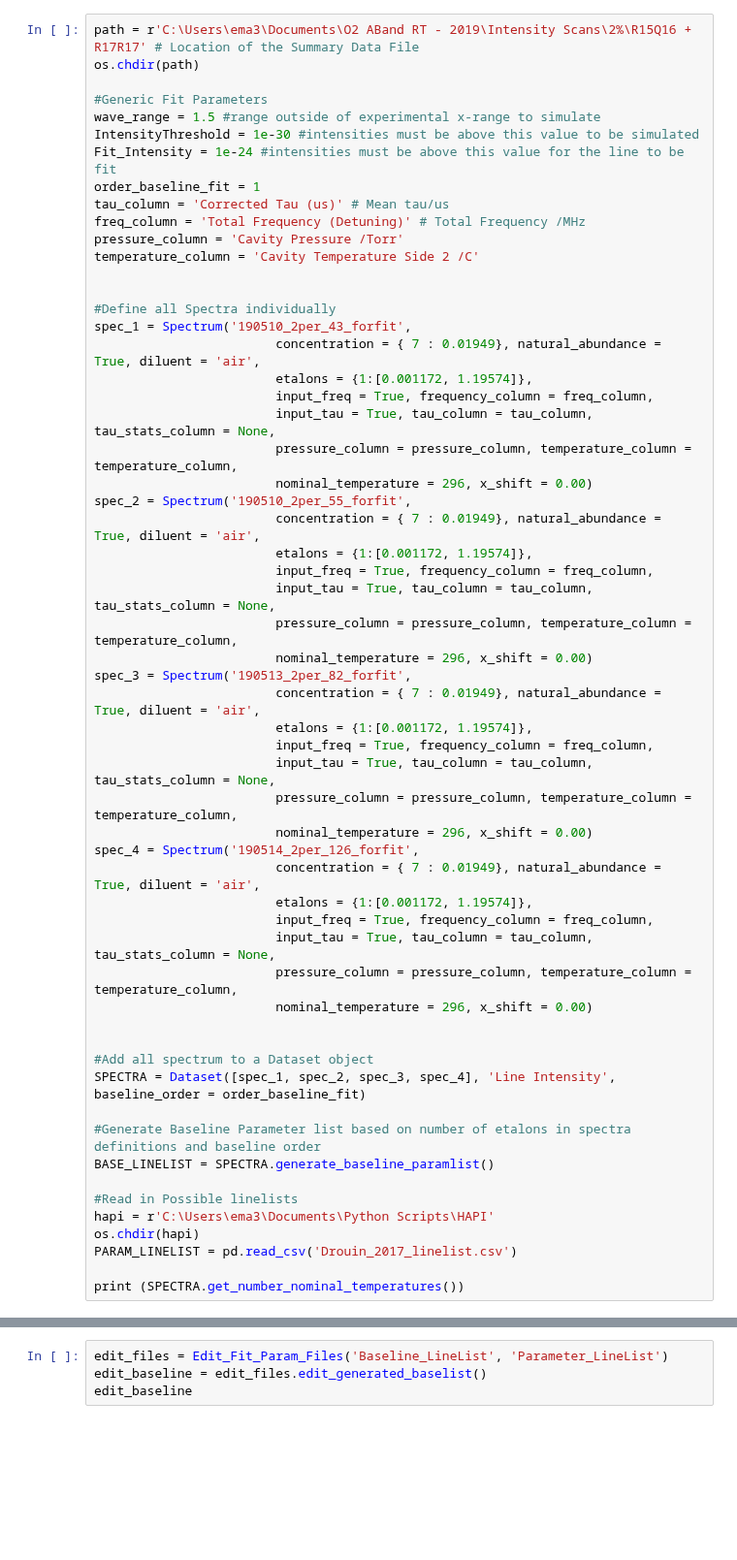
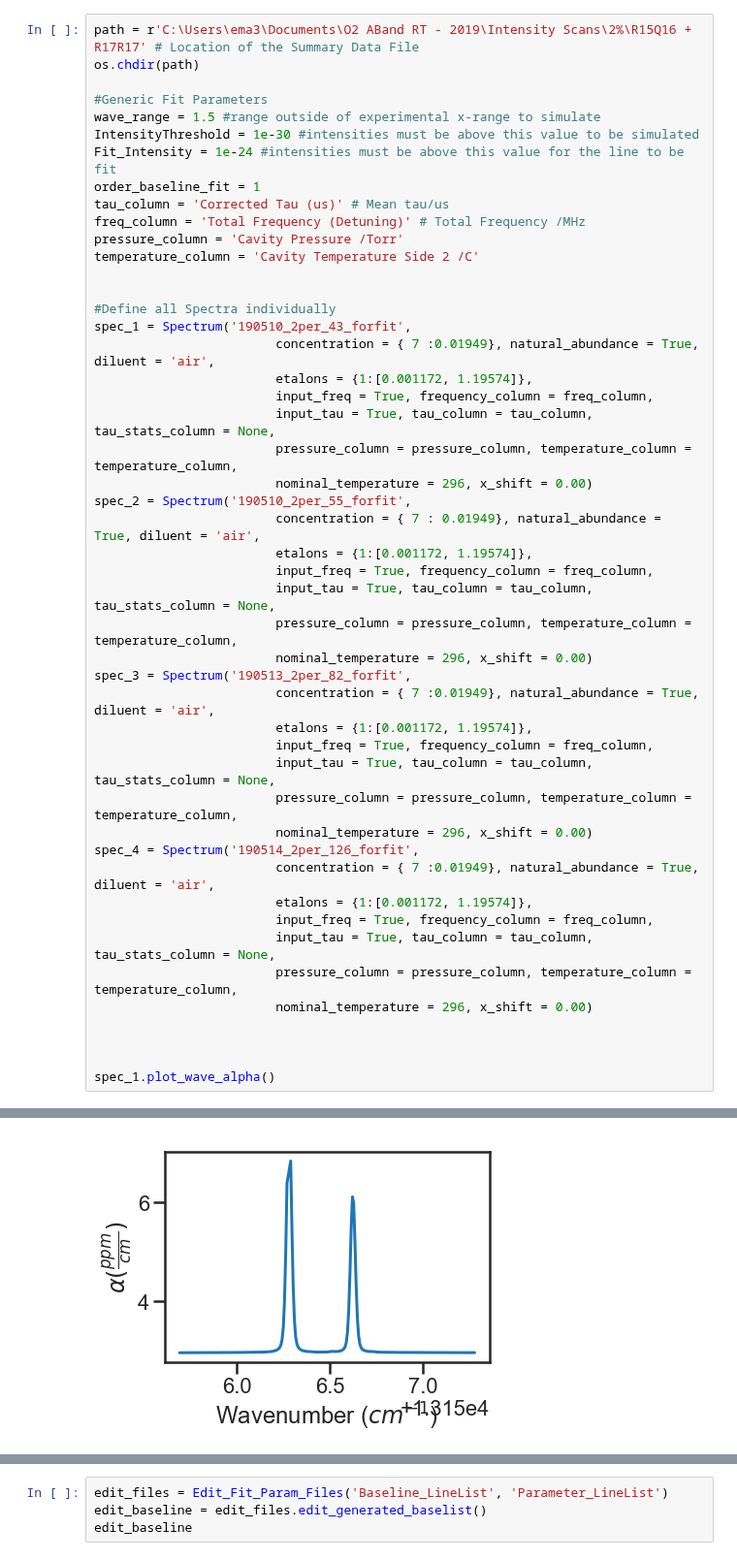
Before and after one commit to usnistgov/MATS, a Jupyter notebook: From DataFrame/Examples/A-Band/Fitting_Protocol_190409.ipynb, the cells around one changed output, grey strips where cells are left out. Shown at 97% size. Cells and saved outputs as stored; diff of their text form; blank space fills up the shorter version.

```diff
--- a/From DataFrame/Examples/A-Band/Fitting_Protocol_190409.ipynb
+++ b/From DataFrame/Examples/A-Band/Fitting_Protocol_190409.ipynb
@@ -40,7 +59,7 @@ temperature_column = 'Cavity Temperature Side 2 /C'
 
 #Define all Spectra individually
 spec_1 = Spectrum('190510_2per_43_forfit',
-                        concentration = { 7 : 0.01949}, natural_abundance = True, diluent = 'air',
+                        concentration = { 7 :0.01949}, natural_abundance = True, diluent = 'air',
                         etalons = {1:[0.001172, 1.19574]},
                         input_freq = True, frequency_column = freq_column,
                         input_tau = True, tau_column = tau_column, tau_stats_column = None,
@@ -54,14 +73,14 @@ spec_2 = Spectrum('190510_2per_55_forfit',
                         pressure_column = pressure_column, temperature_column = temperature_column,
                         nominal_temperature = 296, x_shift = 0.00)
 spec_3 = Spectrum('190513_2per_82_forfit',
-                        concentration = { 7 : 0.01949}, natural_abundance = True, diluent = 'air',
+                        concentration = { 7 :0.01949}, natural_abundance = True, diluent = 'air',
                         etalons = {1:[0.001172, 1.19574]},
                         input_freq = True, frequency_column = freq_column,
                         input_tau = True, tau_column = tau_column, tau_stats_column = None,
                         pressure_column = pressure_column, temperature_column = temperature_column,
                         nominal_temperature = 296, x_shift = 0.00)
 spec_4 = Spectrum('190514_2per_126_forfit',
-                        concentration = { 7 : 0.01949}, natural_abundance = True, diluent = 'air',
+                        concentration = { 7 :0.01949}, natural_abundance = True, diluent = 'air',
                         etalons = {1:[0.001172, 1.19574]},
                         input_freq = True, frequency_column = freq_column,
                         input_tau = True, tau_column = tau_column, tau_stats_column = None,
@@ -69,16 +88,6 @@ spec_4 = Spectrum('190514_2per_126_forfit',
                         nominal_temperature = 296, x_shift = 0.00)
 
 
-#Add all spectrum to a Dataset object
-SPECTRA = Dataset([spec_1, spec_2, spec_3, spec_4], 'Line Intensity', baseline_order = order_baseline_fit)
 
-#Generate Baseline Parameter list based on number of etalons in spectra definitions and baseline order
-BASE_LINELIST = SPECTRA.generate_baseline_paramlist()
-
-#Read in Possible linelists
-hapi = r'C:\Users\ema3\Documents\Python Scripts\HAPI'
-os.chdir(hapi)
-PARAM_LINELIST = pd.read_csv('Drouin_2017_linelist.csv')
-
-print (SPECTRA.get_number_nominal_temperatures())
+spec_1.plot_wave_alpha()
 # %% [output]
@@ -85,0 +94 @@ print (SPECTRA.get_number_nominal_temperatures())
+[figure, added]
```
Also changed, not shown: parts of 11 cells of this notebook.
